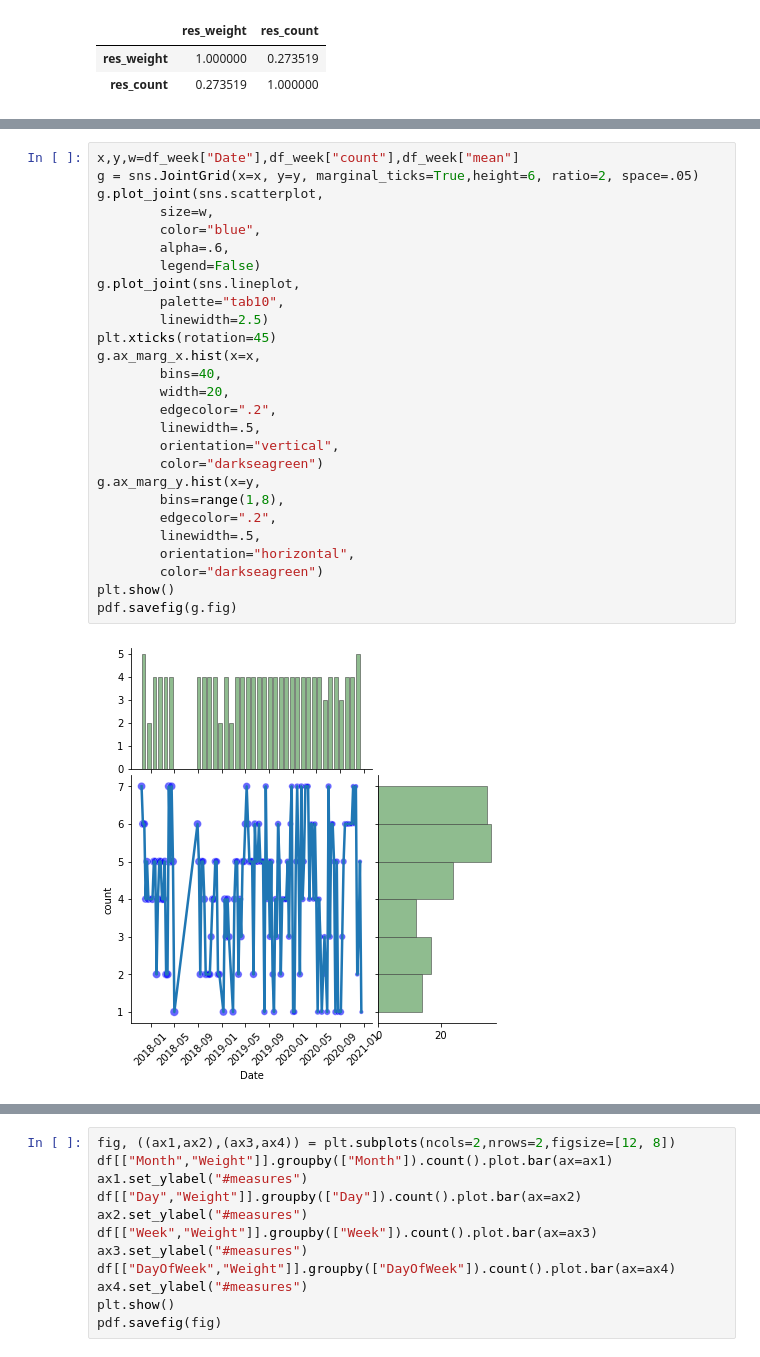
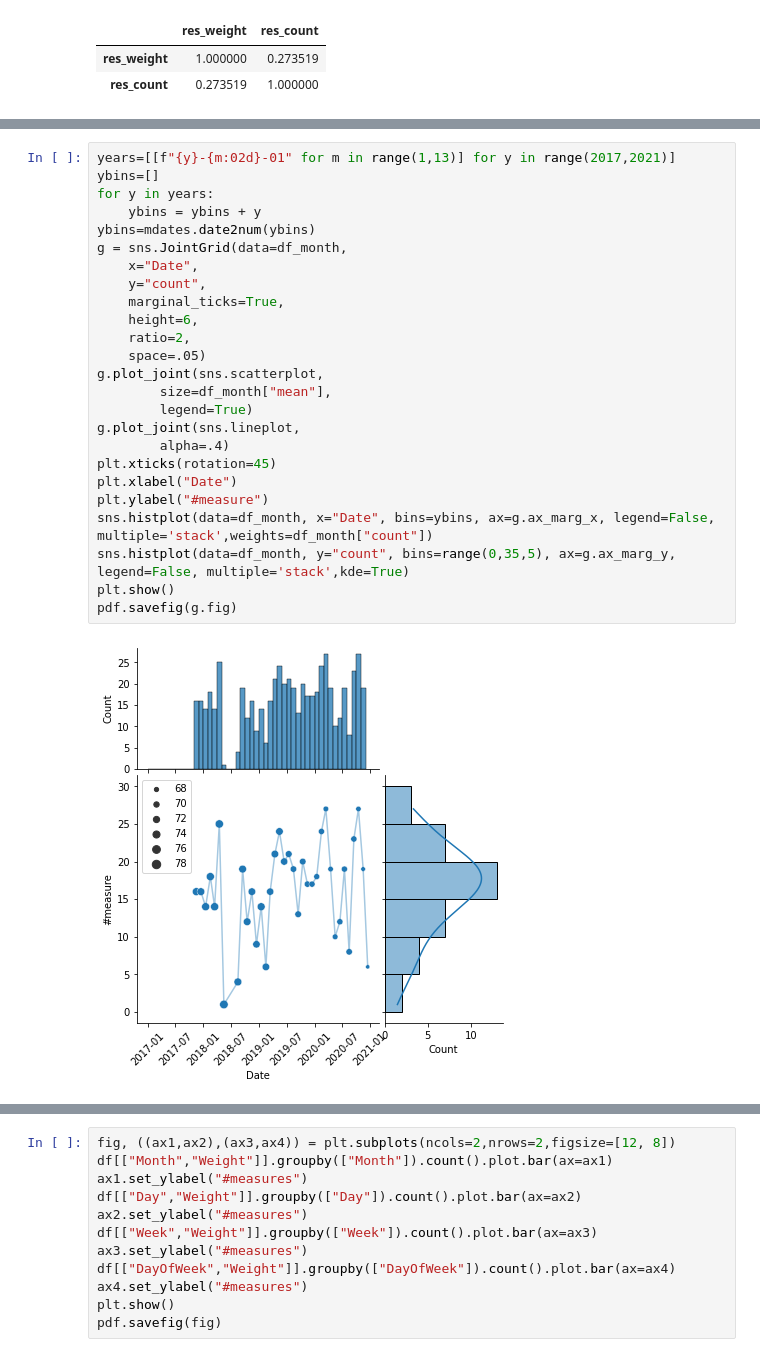
Before and after one commit to mt82/Peso, a Jupyter notebook: PyPeso.ipynb, the cells around one changed output, grey strips where cells are left out. Cells and saved outputs as stored; diff of their text form.

Commit message:
lineplot w/ band

```diff
--- a/PyPeso.ipynb
+++ b/PyPeso.ipynb
@@ -370,29 +304,27 @@ pdf.savefig(g.fig)
-# %%
-x,y,w=df_week["Date"],df_week["count"],df_week["mean"]
-g = sns.JointGrid(x=x, y=y, marginal_ticks=True,height=6, ratio=2, space=.05)
-g.plot_joint(sns.scatterplot,
-        size=w,
-        color="blue",
-        alpha=.6,
-        legend=False)
-g.plot_joint(sns.lineplot,
-        palette="tab10",
-        linewidth=2.5)
-plt.xticks(rotation=45)
-g.ax_marg_x.hist(x=x,
-        bins=40,
-        width=20,
-        edgecolor=".2",
-        linewidth=.5,
-        orientation="vertical",
-        color="darkseagreen")
-g.ax_marg_y.hist(x=y,
-        bins=range(1,8),
-        edgecolor=".2",
-        linewidth=.5,
-        orientation="horizontal",
-        color="darkseagreen")
-plt.show()
-pdf.savefig(g.fig)
-# %% [output]
-[figure, removed]
+# %%
+years=[[f"{y}-{m:02d}-01" for m in range(1,13)] for y in range(2017,2021)]
+ybins=[]
+for y in years:
+    ybins = ybins + y
+ybins=mdates.date2num(ybins)
+g = sns.JointGrid(data=df_month,
+    x="Date",
+    y="count",
+    marginal_ticks=True,
+    height=6,
+    ratio=2,
+    space=.05)
+g.plot_joint(sns.scatterplot,
+        size=df_month["mean"],
+        legend=True)
+g.plot_joint(sns.lineplot,
+        alpha=.4)
+plt.xticks(rotation=45)
+plt.xlabel("Date")
+plt.ylabel("#measure")
+sns.histplot(data=df_month, x="Date", bins=ybins, ax=g.ax_marg_x, legend=False, multiple='stack',weights=df_month["count"])
+sns.histplot(data=df_month, y="count", bins=range(0,35,5), ax=g.ax_marg_y, legend=False, multiple='stack',kde=True)
+plt.show()
+pdf.savefig(g.fig)
+# %% [output]
+[figure, added]
```
Also changed, not shown: parts of 7 cells of this notebook.
